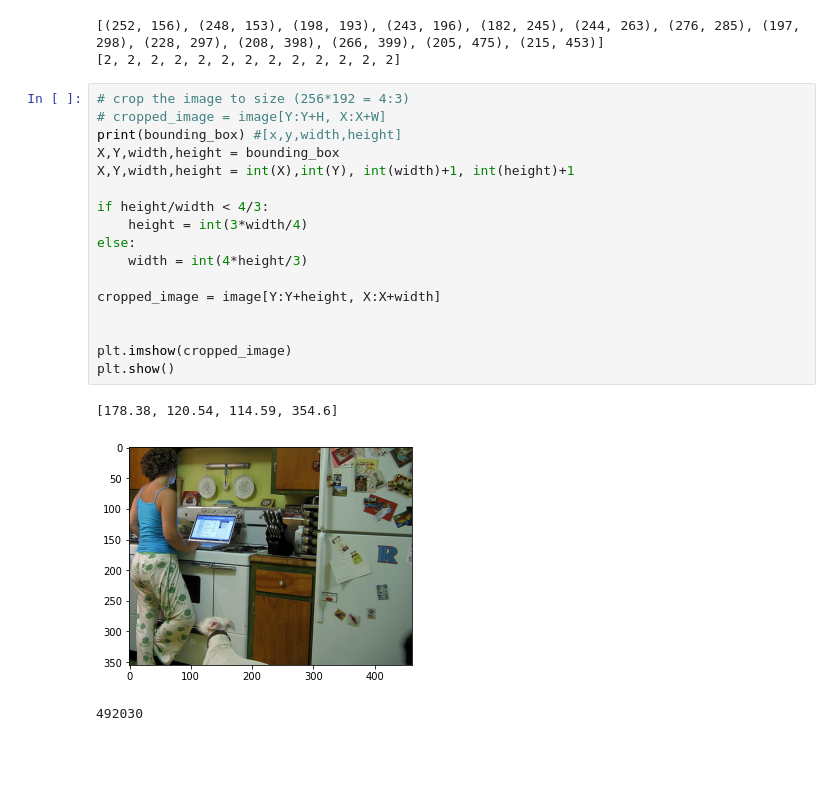
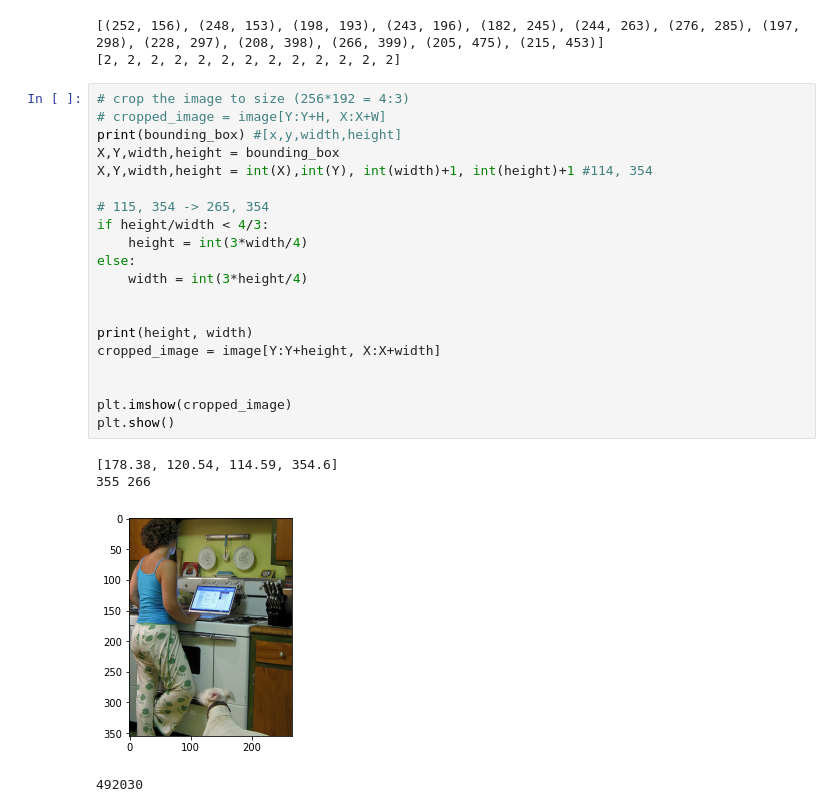
Before and after one commit to LittleSunfish/Human-Pose-Estimation, a Jupyter notebook: heatmap.ipynb, the cells around one changed output. Cells and saved outputs as stored; diff of their text form; blank space fills up the shorter version.

Commit message:
UPDATE heatmap.ipynb: translation and resizing to the image

```diff
--- a/heatmap.ipynb
+++ b/heatmap.ipynb
@@ -79,23 +79,27 @@ print(keypoint_confidence)
 # %%
 # crop the image to size (256*192 = 4:3)
 # cropped_image = image[Y:Y+H, X:X+W]
 print(bounding_box) #[x,y,width,height]
 X,Y,width,height = bounding_box
-X,Y,width,height = int(X),int(Y), int(width)+1, int(height)+1
+X,Y,width,height = int(X),int(Y), int(width)+1, int(height)+1 #114, 354
 
+# 115, 354 -> 265, 354
 if height/width < 4/3:
     height = int(3*width/4)
 else:
-    width = int(4*height/3)
+    width = int(3*height/4)
 
+
+print(height, width)
 cropped_image = image[Y:Y+height, X:X+width]
 
 
 plt.imshow(cropped_image)
 plt.show()
 # %% [output]
 [178.38, 120.54, 114.59, 354.6]
+355 266
-[figure, old version]
+[figure, new version]
 # %%
 # %% [output]
 492030
```
Also changed, not shown: parts of 2 cells of this notebook, 1 other file.
